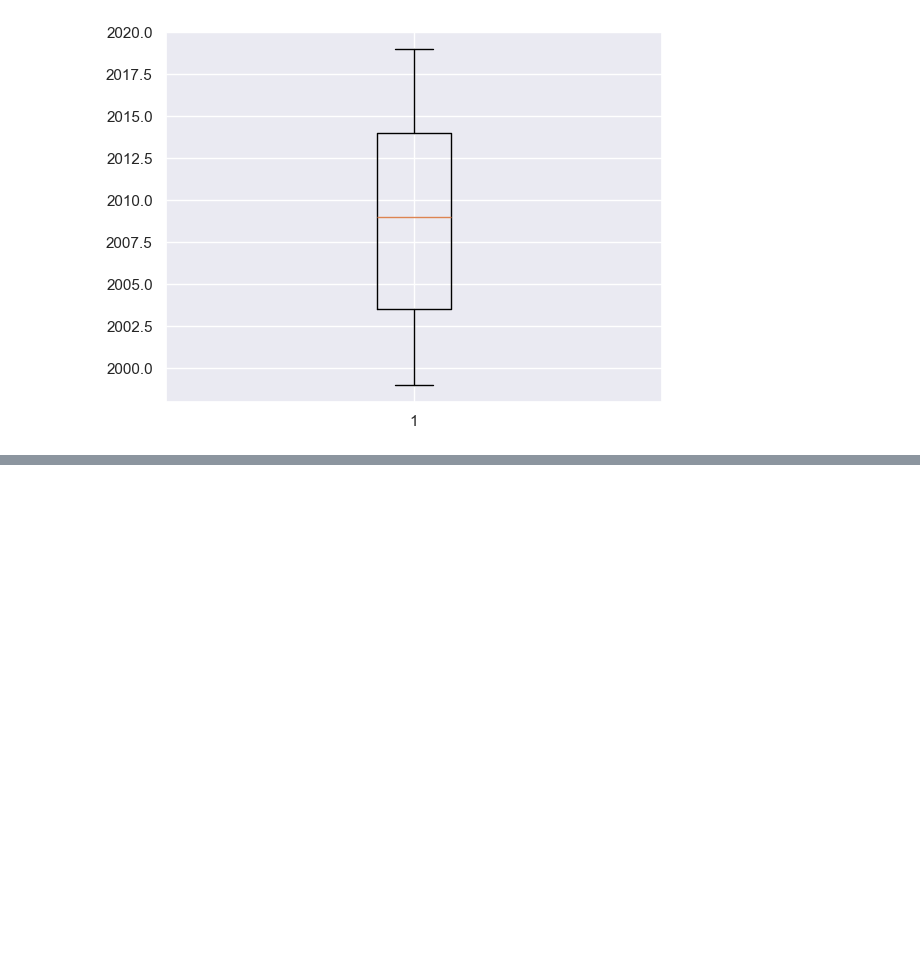
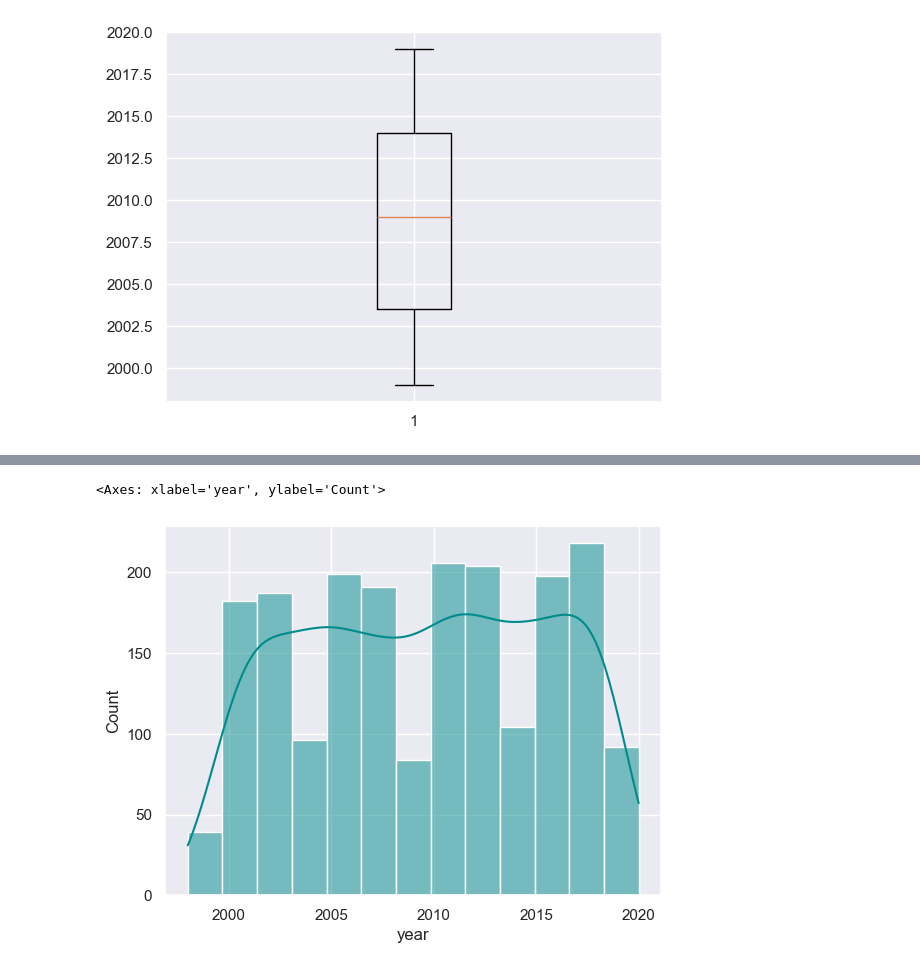
Before and after one commit to incieryilmazz/Ada_lovelace_academy, a Jupyter notebook: exercises/exercise_week3.ipynb, the cells around one changed output, grey strips where cells are left out. Saved outputs shown, nothing was run; the diff lists cells and outputs as text; code cells hidden in the pictures; blank space fills up the shorter version.

```diff
--- a/exercises/exercise_week3.ipynb
+++ b/exercises/exercise_week3.ipynb
@@ -126,0 +166,10 @@ plt.boxplot(x="year",data=hip_hop)  # bu grafikten çıkardığım sonuç ; sade
+# %%
+sns.set(style="darkgrid")
+sns.histplot(data=spotify_df,
+            x="year",
+            kde=True,
+            color="darkcyan"
+        )
+# %% [output]
+<Axes: xlabel='year', ylabel='Count'>
+[figure, added]
```
Also changed, not shown: parts of 4 cells of this notebook.
